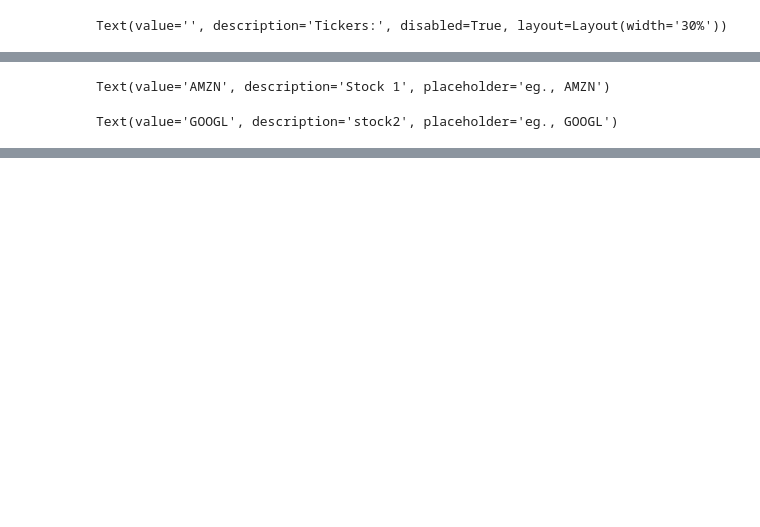
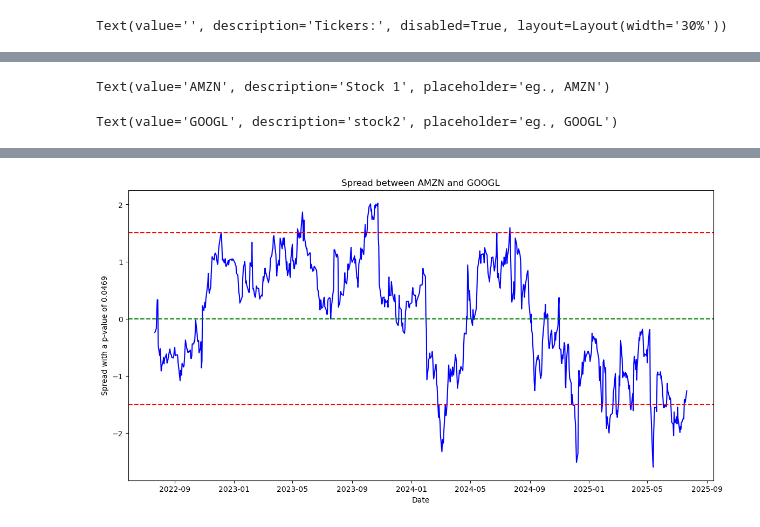
Before and after one commit to TrinidadSeg/pairs-trading-backtester, a Jupyter notebook: notebooks/main_analysis.ipynb, the cells around one changed output, grey strips where cells are left out. Cells and saved outputs as stored; diff of their text form; code cells hidden in the pictures; blank space fills up the shorter version.

```diff
--- a/notebooks/main_analysis.ipynb
+++ b/notebooks/main_analysis.ipynb
@@ -129,33 +149,35 @@ stock2=widgets.Text(
 )
 display(stock1, stock2)
 # We will now calculate and plot the spread between the two stocks.
 def plot_spread(stock1, stock2):
     global z_score
     stock1_data=data[stock1].values.reshape(-1,1)
     stock2_data=data[stock2].values
     model = sm.OLS(stock2_data, stock1_data).fit()
     beta = model.params[0]
     spread=stock2_data - beta * stock1_data.flatten()
     spread_series = pd.Series(spread)
     z_score = (spread_series-spread_series.mean())/spread_series.std()
     pvalue = adfuller(spread)[1]
     plt.figure(figsize=(14, 7))
     plt.plot(data.index, z_score, label='Spread', color='blue')
     plt.axhline(0, color='green', linestyle='--', label='Mean Spread')
     plt.axhline(1.5, color='red', label='Upper Bound (2 Std Dev)', linestyle='--')
     plt.axhline(-1.5, color='red', label='Lower Bound (-2 Std Dev)', linestyle='--')
     plt.title(f'Spread between {stock1} and {stock2}')
     plt.xlabel('Date')
     plt.ylabel(f'Spread with a p-value of {pvalue:.4f}')
 show_spread_button = widgets.Button(description="Show Spread")
 def on_show_spread_clicked(b):
     plot_spread(stock1.value, stock2.value)
 show_spread_button.on_click(on_show_spread_clicked)
 display(show_spread_button)
+plot_spread(stock1.value, stock2.value)
 # %% [output]
 Text(value='AMZN', description='Stock 1', placeholder='eg., AMZN')
 Text(value='GOOGL', description='stock2', placeholder='eg., GOOGL')
 [interactive output not drawn]
+[figure, added]
 # %%
 # Now that we have the spread, normalized by its mean and standard deviation, we can visualize it.
 # For the purpose of this pairs trading strategy, we will use a z-score threshold of 1.5 and -1.5 to determine entry and exit points.
```
Also changed, not shown: parts of 7 cells of this notebook.
